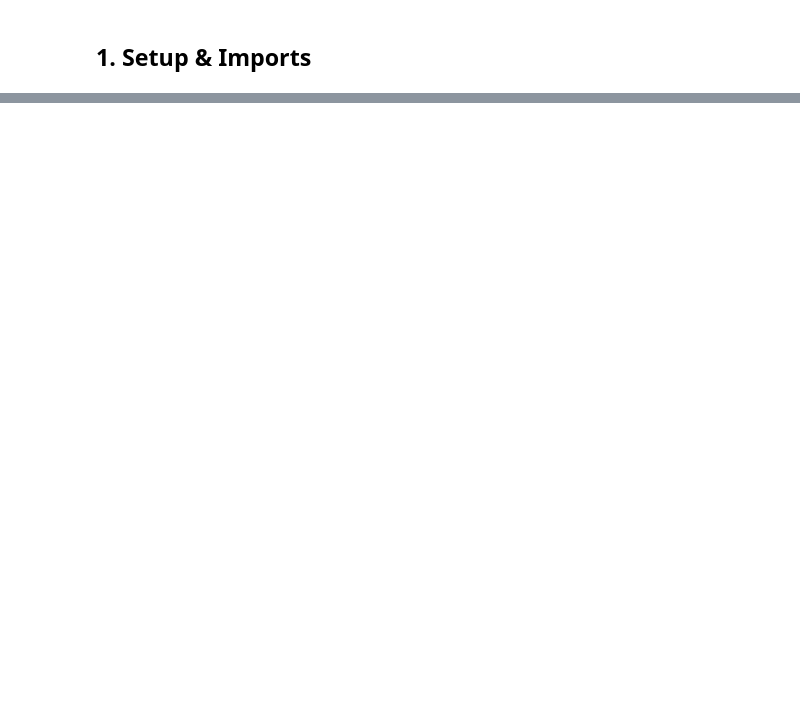
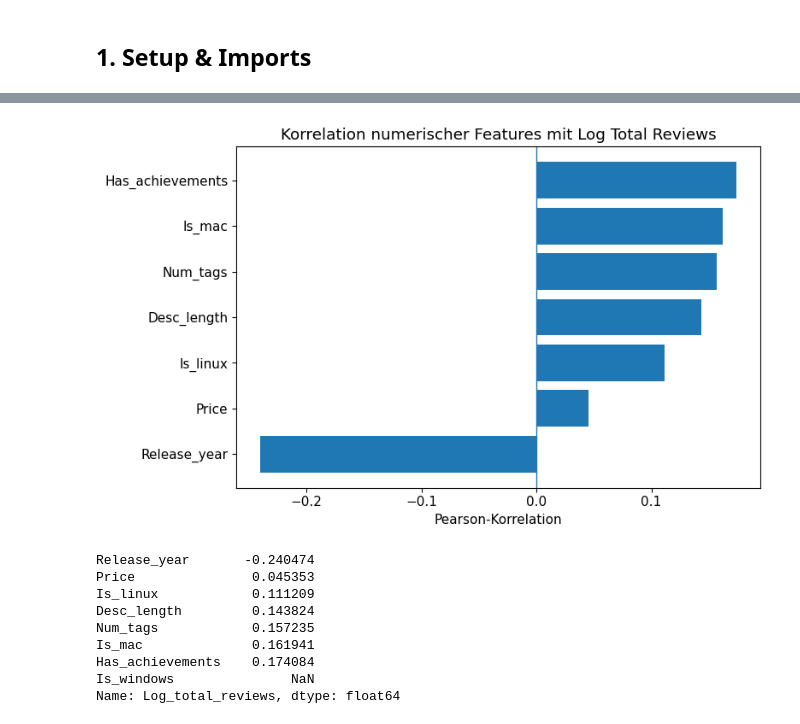
Before and after one commit to codesbyPJ/Steam-Sales-Prediction, a Jupyter notebook: steam_sales_prediction.ipynb, the cells around one changed output, grey strips where cells are left out. Drawn from its saved outputs; the diff is of its cells as text; code cells hidden in the pictures; blank space fills up the shorter version.

```diff
--- a/steam_sales_prediction.ipynb
+++ b/steam_sales_prediction.ipynb
@@ -513,0 +457,26 @@ for b in beispiele:
+# %%
+# log reviews correlation
+
+corr_log_reviews = df[numeric_features + ["Log_total_reviews"]].corr(numeric_only=True)["Log_total_reviews"]
+corr_log_reviews = corr_log_reviews.drop("Log_total_reviews").sort_values()
+
+plt.figure(figsize=(8, 5))
+plt.barh(corr_log_reviews.index, corr_log_reviews.values)
+plt.axvline(0, linewidth=1)
+plt.title("Korrelation numerischer Features mit Log Total Reviews")
+plt.xlabel("Pearson-Korrelation")
+plt.tight_layout()
+plt.show()
+
+corr_log_reviews
+# %% [output]
+[figure, added]
+Release_year       -0.240474
+Price               0.045353
+Is_linux            0.111209
+Desc_length         0.143824
+Num_tags            0.157235
+Is_mac              0.161941
+Has_achievements    0.174084
+Is_windows               NaN
+Name: Log_total_reviews, dtype: float64
```
Also changed, not shown: parts of 68 cells of this notebook.
